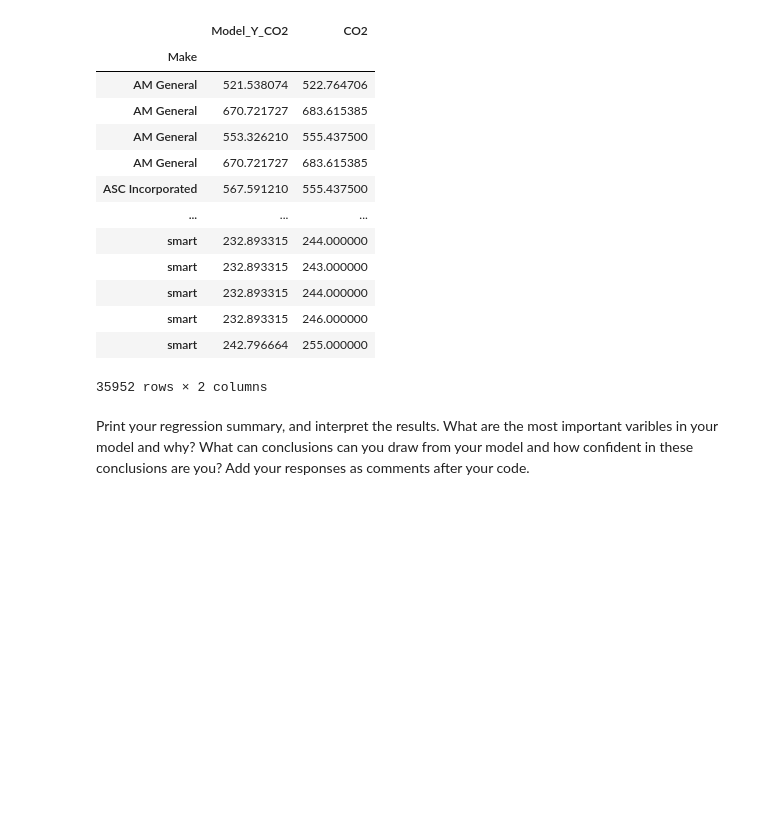
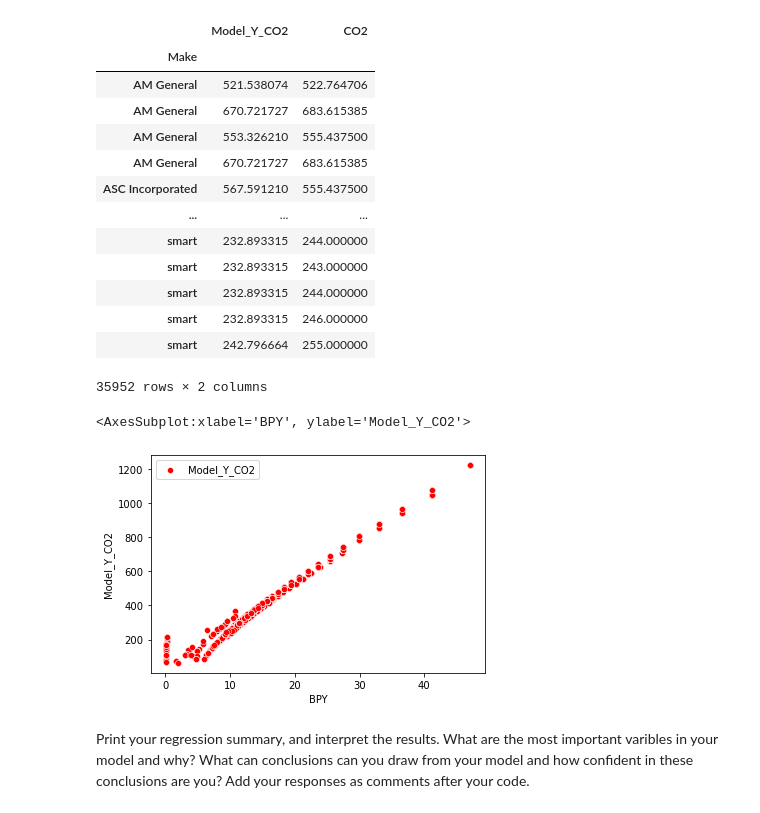
Before and after one commit to Ironhack-Data-Madrid-Enero-2021/lab-regression-analysis, a Jupyter notebook: your-code.ipynb, the cells around one changed output. Saved outputs shown, nothing was run; the diff lists cells and outputs as text; code cells hidden in the pictures; blank space fills up the shorter version.

```diff
--- a/your-code.ipynb
+++ b/your-code.ipynb
@@ -392,6 +392,11 @@ cars[["Model_Y_CO2", "CO2"]]
 | smart | 232.893315 | 246.000000 |
 | smart | 242.796664 | 255.000000 |
 35952 rows × 2 columns
+# %%
+sns.scatterplot(x = cars["BPY"], y = cars["Model_Y_CO2"], color='r', label='Model_Y_CO2')
+# %% [output]
+<AxesSubplot:xlabel='BPY', ylabel='Model_Y_CO2'>
+[figure, added]
 # %% [markdown]
 Print your regression summary, and interpret the results. What are the most important varibles in your model and why? What can conclusions can you draw from your model and how confident in these conclusions are you? Add your responses as comments after your code.
 # %% [markdown]
```
Also changed, not shown: parts of 4 cells of this notebook.
